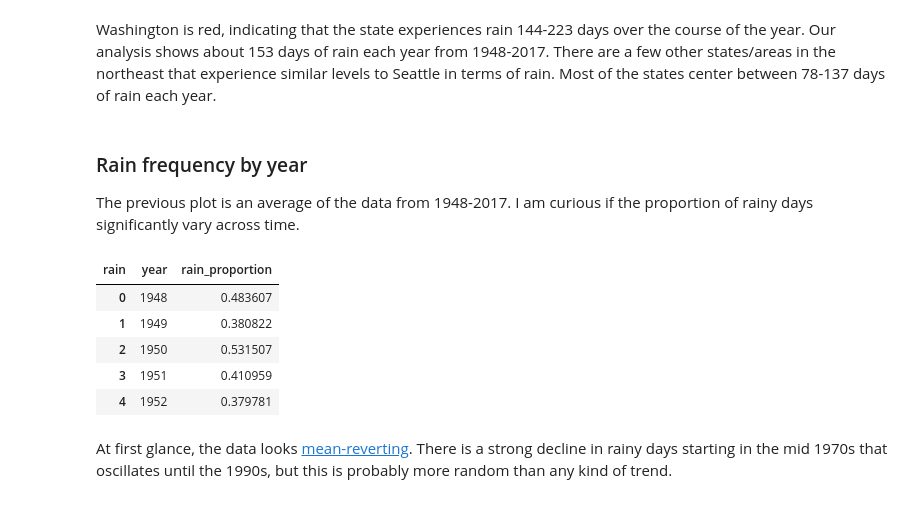
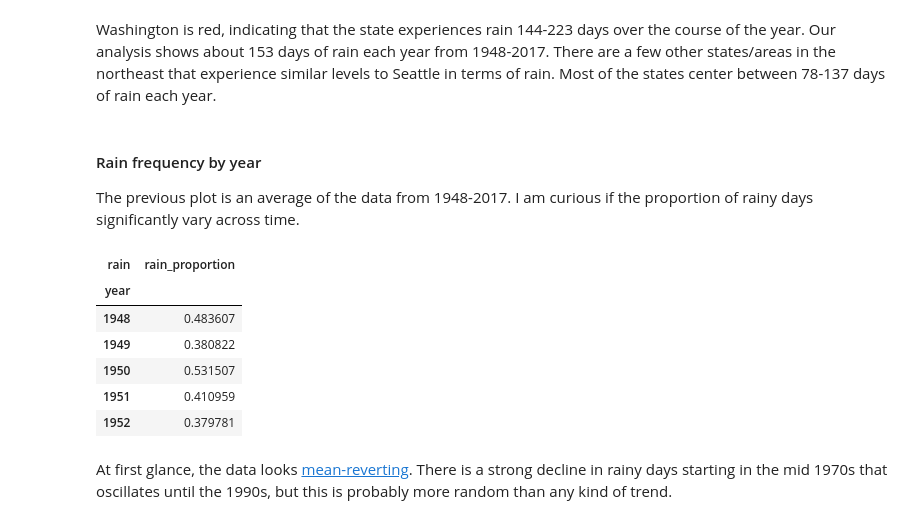
Before and after one commit to GoldbergData/seattle-rain, a Jupyter notebook: seattle_rain.ipynb, the cells around one changed output. Drawn from its saved outputs; the diff is of its cells as text; code cells hidden in the pictures.

```diff
--- a/seattle_rain.ipynb
+++ b/seattle_rain.ipynb
@@ -163,19 +262,21 @@ Image('national_rainfall.png')
 # %% [markdown]
 Washington is red, indicating that the state experiences rain 144-223 days over the course of the year. Our analysis shows about 153 days of rain each year from 1948-2017. There are a few other states/areas in the northeast that experience similar levels to Seattle in terms of rain. Most of the states center between 78-137 days of rain each year.
 # %% [markdown]
-### Rain frequency by year
+#### Rain frequency by year
 The previous plot is an average of the data from 1948-2017. I am curious if the proportion of rainy days significantly vary across time.
 # %%
 rain_by_year_df = weather_df[['year', 'rain']].groupby(['year', 'rain']).size().unstack(fill_value=0).reset_index()
 rain_by_year_df = rain_by_year_df.assign(total=rain_by_year_df[False] + rain_by_year_df[True])
-rain_by_year_df = rain_by_year_df.assign(rain_proportion = rain_by_year_df[True] / rain_by_year_df.total).drop([False, True, 'total'], axis=1)
+rain_by_year_df = rain_by_year_df.assign(rain_proportion = rain_by_year_df[True] / rain_by_year_df.total).drop([False, True, 'total'], axis=1).set_index('year')
+rain_by_year_mean = rain_by_year_df.rain_proportion.mean()
 rain_by_year_df.head()
 # %% [output]
-| rain | year | rain_proportion |
-| 0 | 1948 | 0.483607 |
-| 1 | 1949 | 0.380822 |
-| 2 | 1950 | 0.531507 |
-| 3 | 1951 | 0.410959 |
-| 4 | 1952 | 0.379781 |
+| rain | rain_proportion |
+| year |  |
+| 1948 | 0.483607 |
+| 1949 | 0.380822 |
+| 1950 | 0.531507 |
+| 1951 | 0.410959 |
+| 1952 | 0.379781 |
 # %% [markdown]
 At first glance, the data looks [mean-reverting](https://mathworld.wolfram.com/ReversiontotheMean.html). There is a strong decline in rainy days starting in the mid 1970s that oscillates until the 1990s, but this is probably more random than any kind of trend.
```
Also changed, not shown: parts of 48 cells of this notebook, 1 other file.
